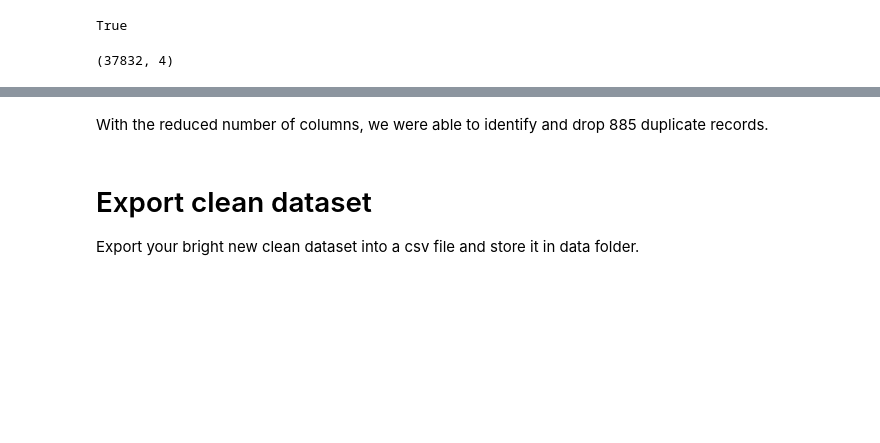
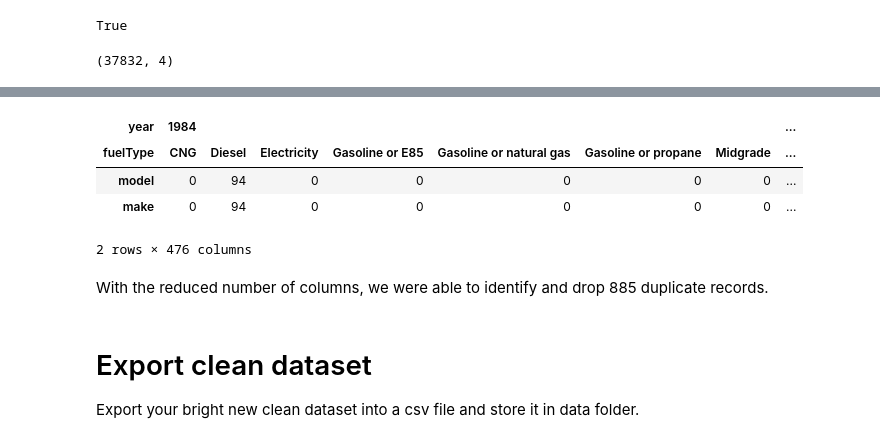
Before and after one commit to Ironhack-Data-Madrid-Octubre-2023/2.4-lab_data_cleaning, a Jupyter notebook: your-code/main.ipynb, the cells around one changed output, grey strips where cells are left out. Saved outputs shown, nothing was run; the diff lists cells and outputs as text; code cells hidden in the pictures; blank space fills up the shorter version.

```diff
--- a/your-code/main.ipynb
+++ b/your-code/main.ipynb
@@ -699,3 +704,12 @@ Number of duplicate records dropped:  31006
+# %%
+after_dropping.groupby(['year', 'fuelType']).count().T
+#exploring the data to investigate the evolution of the fuel types made throughout the years
+# %% [output]
+| year | 1984 |  |  |  |  |  |  | ... |
+| fuelType | CNG | Diesel | Electricity | Gasoline or E85 | Gasoline or natural gas | Gasoline or propane | Midgrade | ... |
+| model | 0 | 94 | 0 | 0 | 0 | 0 | 0 | ... |
+| make | 0 | 94 | 0 | 0 | 0 | 0 | 0 | ... |
+2 rows × 476 columns
 # %% [markdown]
 With the reduced number of columns, we were able to identify and drop 885 duplicate records.
 # %% [markdown]
```
Also changed, not shown: parts of 11 cells of this notebook, 1 other file.
